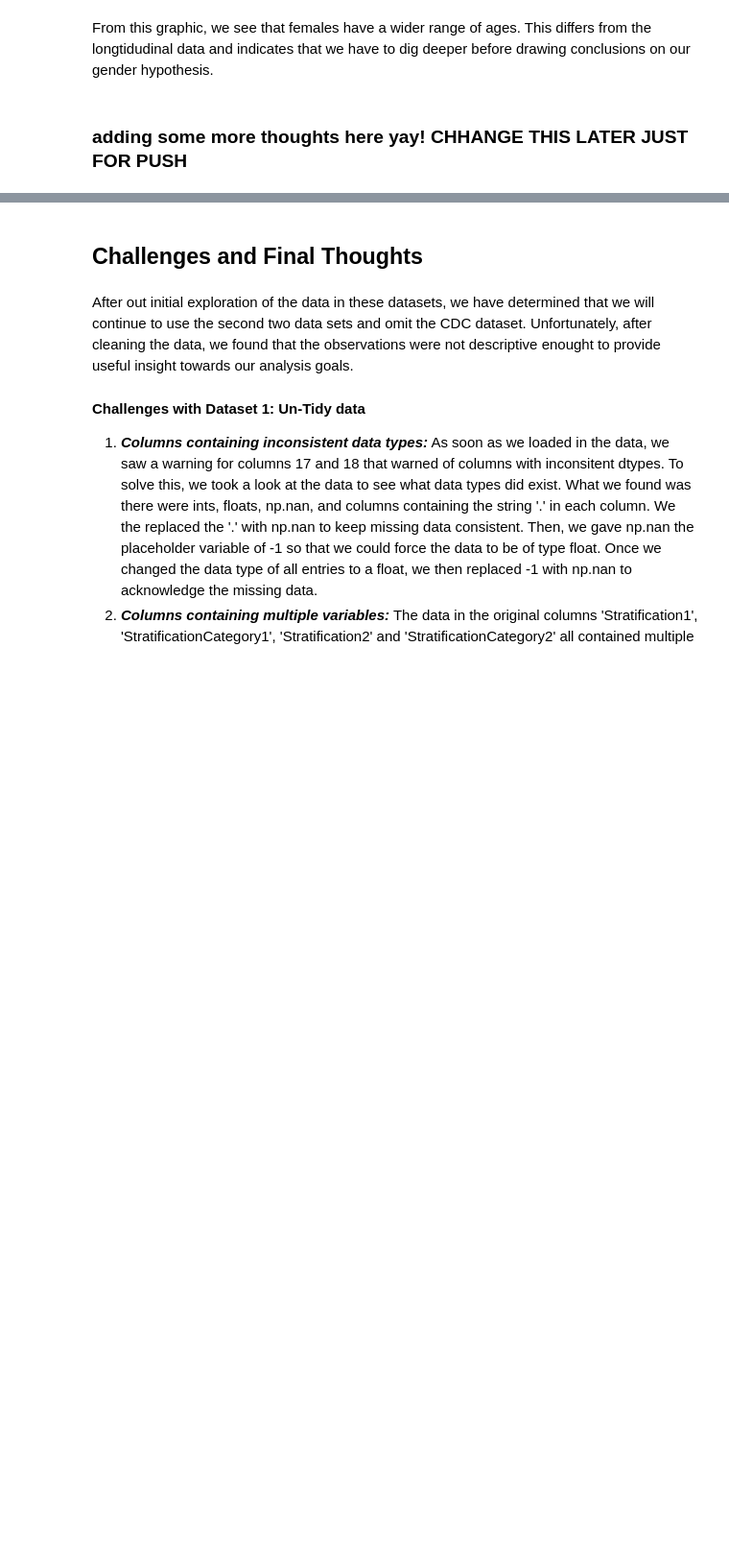
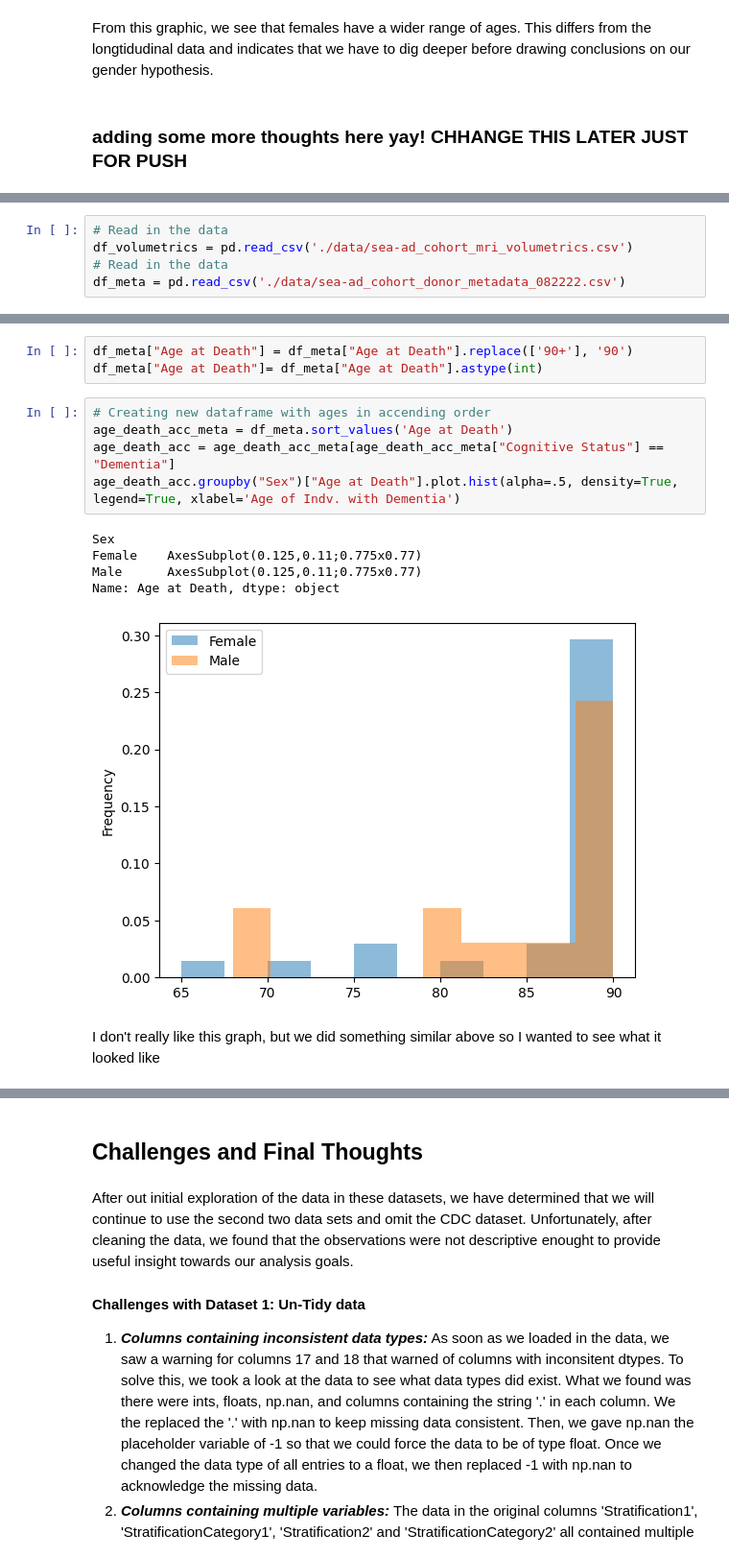
Before and after one commit to marisalong/marisalong.github.io, a Jupyter notebook: DataSciMilestone02.ipynb, the cells around one changed output, grey strips where cells are left out. Shown at 96% size. Cells and saved outputs as stored; diff of their text form; blank space fills up the shorter version.

```diff
--- a/DataSciMilestone02.ipynb
+++ b/DataSciMilestone02.ipynb
@@ -361,0 +366,5 @@ From this graphic, we see that females have a wider range of ages. This differs
+# %%
+# Read in the data
+df_volumetrics = pd.read_csv('./data/sea-ad_cohort_mri_volumetrics.csv')
+# Read in the data
+df_meta = pd.read_csv('./data/sea-ad_cohort_donor_metadata_082222.csv')
@@ -361,0 +490,16 @@ From this graphic, we see that females have a wider range of ages. This differs
+# %%
+df_meta["Age at Death"] = df_meta["Age at Death"].replace(['90+'], '90')
+df_meta["Age at Death"]= df_meta["Age at Death"].astype(int)
+# %%
+# Creating new dataframe with ages in accending order
+age_death_acc_meta = df_meta.sort_values('Age at Death')
+age_death_acc = age_death_acc_meta[age_death_acc_meta["Cognitive Status"] == "Dementia"]
+age_death_acc.groupby("Sex")["Age at Death"].plot.hist(alpha=.5, density=True, legend=True, xlabel='Age of Indv. with Dementia')
+# %% [output]
+Sex
+Female    AxesSubplot(0.125,0.11;0.775x0.77)
+Male      AxesSubplot(0.125,0.11;0.775x0.77)
+Name: Age at Death, dtype: object
+[figure, added]
+# %% [markdown]
+I don't really like this graph, but we did something similar above so I wanted to see what it looked like
```
Also changed, not shown: parts of 12 cells of this notebook, 1 other file.
